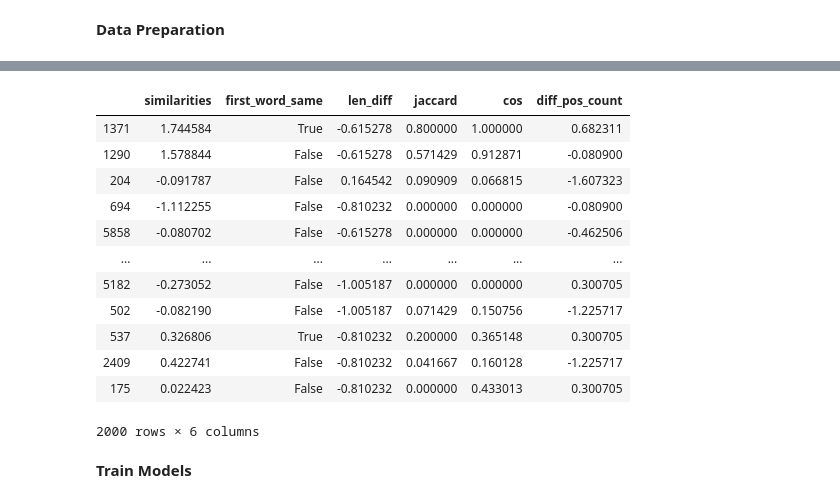
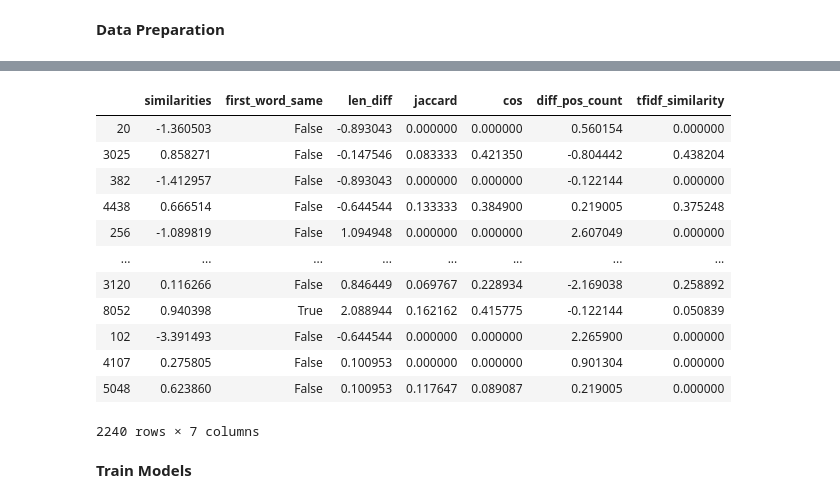
Before and after one commit to acdh-oeaw/elexis_mwsa_model, a Jupyter notebook: Codalab shared task.ipynb, the cells around one changed output, grey strips where cells are left out. Saved outputs shown, nothing was run; the diff lists cells and outputs as text; code cells hidden in the pictures.

```diff
--- a/Codalab shared task.ipynb
+++ b/Codalab shared task.ipynb
@@ -92,3 +181,6 @@ balanced_en_data = load_and_preprocess()
+# %%
+balanced_en_data = load_and_preprocess('english', balancing = 'oversampling')
+balanced_en_data_undersampled = load_and_preprocess('english', balancing = 'undersampling')
 # %% [markdown]
 **Define Feature Extraction related functions**
 # %%
@@ -130,6 +222,38 @@ def diff_pos_count(row):
 
     return  len(pos_def1) - len(pos_def2)
 
+def tfidf(col1, col2):
+    tfidf_holder = pd.DataFrame()
+    tfidf_holder['col1'] = col1
+    tfidf_holder['col2'] = col2
+
+    values = join_definitions(col1, col2)
+    tfidf_holder['tfidf_1'], tfidf_holder['tfidf_2'] = tfidf_vectors(values)
+
+    return tfidf_holder.apply(lambda row: cosine_similarity([row['tfidf_1'], row['tfidf_2']])[0, 1], axis=1)
+
+
+def convert_to_text(token_array):
+    seperator = ' '
+    return seperator.join(token_array)
+
+
+def join_definitions(col1, col2):
+    joined_definitions = pd.concat([col1, col2])
+    return joined_definitions.apply(lambda tokens: ' '.join(tokens)).values.T
+
+
+def tfidf_vectors(values):
+    tfidf_matrix = TfidfVectorizer().fit_transform(values)
+
+    split_index = int(tfidf_matrix.get_shape()[0] / 2)
+    tfidf_array = tfidf_matrix.todense()
+
+    df_result1 = [row.tolist()[0] for row in tfidf_array[0:split_index]]
+    df_result2 = [row.tolist()[0] for row in tfidf_array[split_index:]]
+
+    return df_result1, df_result2
+
 
 
 def extract_features(data, feats_to_scale):
@@ -144,6 +268,7 @@ def extract_features(data, feats_to_scale):
     feat['jaccard'] = data.apply(lambda row: jaccard_sim(row), axis=1)
     feat['cos'] = data.apply(lambda row: cosine(row), axis=1)
     feat['diff_pos_count'] = data.apply(lambda row: diff_pos_count(row), axis = 1)
+    feat['tfidf_similarity'] = tfidf(data['stopwords_removed_1'], data['stopwords_removed_2'])
 
     for c_name in feats_to_scale:
         feat[c_name] = preprocessing.scale(feat[c_name])
@@ -164,5 +289,6 @@ def get_jaccard_sim(str1, str2):
 
 
 features = extract_features(balanced_en_data, ['similarities', 'len_diff','diff_pos_count'])
+features_undersampled = extract_features(balanced_en_data, ['similarities', 'len_diff','diff_pos_count'])
 #features['diff_pos_count']
 # %% [output]
@@ -194,42 +317,43 @@ KeyError: 'class'
 # %%
 def prepare_data(df_features, labels):
     data_holder = {'nltk': {}, 'pd': {}}
 
-    features_nltk = convert_to_nltk_dataset(df_features, labels)
-    data_holder['nltk']['trainset'], data_holder['nltk']['testset'] = split_data(features_nltk)
+    #features_nltk = convert_to_nltk_dataset(df_features, labels)
+    #data_holder['nltk']['trainset'], data_holder['nltk']['testset'] = split_data(features_nltk)
     data_holder['pd']['x_trainset'], data_holder['pd']['x_testset'] = split_data(df_features)
     data_holder['pd']['y_trainset'], data_holder['pd']['y_testset'] = split_data(labels)
 
     return data_holder
 
 
 def convert_to_nltk_dataset(feats, labels):
     converted = []
     for index, row in feats.iterrows():
         converted.append((row.to_dict(), labels[index]))
     return converted
 
 
 def split_data(featuresets):
     f = int(len(featuresets) / 5)
     return featuresets[f:], featuresets[:f]
 
 all_train_and_testset = prepare_data(features, balanced_en_data['relation'])
+undersampled_train_and_testset = prepare_data(features_undersampled, balanced_en_data_undersampled['relation'])
 features
 # %% [output]
-|  | similarities | first_word_same | len_diff | jaccard | cos | diff_pos_count |
-| 1371 | 1.744584 | True | -0.615278 | 0.800000 | 1.000000 | 0.682311 |
-| 1290 | 1.578844 | False | -0.615278 | 0.571429 | 0.912871 | -0.080900 |
-| 204 | -0.091787 | False | 0.164542 | 0.090909 | 0.066815 | -1.607323 |
-| 694 | -1.112255 | False | -0.810232 | 0.000000 | 0.000000 | -0.080900 |
-| 5858 | -0.080702 | False | -0.615278 | 0.000000 | 0.000000 | -0.462506 |
-| ... | ... | ... | ... | ... | ... | ... |
-| 5182 | -0.273052 | False | -1.005187 | 0.000000 | 0.000000 | 0.300705 |
-| 502 | -0.082190 | False | -1.005187 | 0.071429 | 0.150756 | -1.225717 |
-| 537 | 0.326806 | True | -0.810232 | 0.200000 | 0.365148 | 0.300705 |
-| 2409 | 0.422741 | False | -0.810232 | 0.041667 | 0.160128 | -1.225717 |
-| 175 | 0.022423 | False | -0.810232 | 0.000000 | 0.433013 | 0.300705 |
+|  | similarities | first_word_same | len_diff | jaccard | cos | diff_pos_count | tfidf_similarity |
+| 20 | -1.360503 | False | -0.893043 | 0.000000 | 0.000000 | 0.560154 | 0.000000 |
+| 3025 | 0.858271 | False | -0.147546 | 0.083333 | 0.421350 | -0.804442 | 0.438204 |
+| 382 | -1.412957 | False | -0.893043 | 0.000000 | 0.000000 | -0.122144 | 0.000000 |
+| 4438 | 0.666514 | False | -0.644544 | 0.133333 | 0.384900 | 0.219005 | 0.375248 |
+| 256 | -1.089819 | False | 1.094948 | 0.000000 | 0.000000 | 2.607049 | 0.000000 |
+| ... | ... | ... | ... | ... | ... | ... | ... |
+| 3120 | 0.116266 | False | 0.846449 | 0.069767 | 0.228934 | -2.169038 | 0.258892 |
+| 8052 | 0.940398 | True | 2.088944 | 0.162162 | 0.415775 | -0.122144 | 0.050839 |
+| 102 | -3.391493 | False | -0.644544 | 0.000000 | 0.000000 | 2.265900 | 0.000000 |
+| 4107 | 0.275805 | False | 0.100953 | 0.000000 | 0.000000 | 0.901304 | 0.000000 |
+| 5048 | 0.623860 | False | 0.100953 | 0.117647 | 0.089087 | 0.219005 | 0.000000 |
-2000 rows × 6 columns
+2240 rows × 7 columns
 # %% [markdown]
 **Train Models**
 # %%
```
Also changed, not shown: parts of 8 cells of this notebook, 1 other file.
